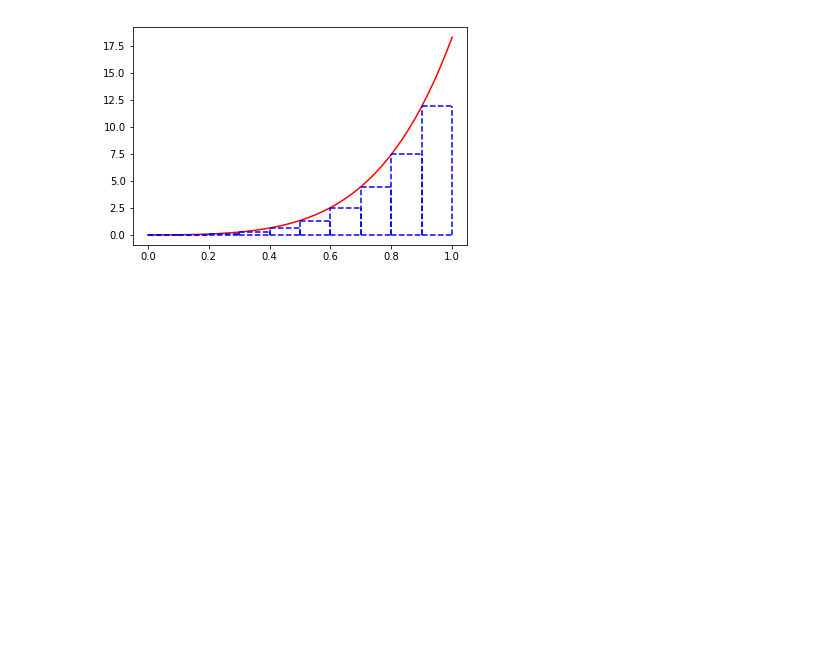
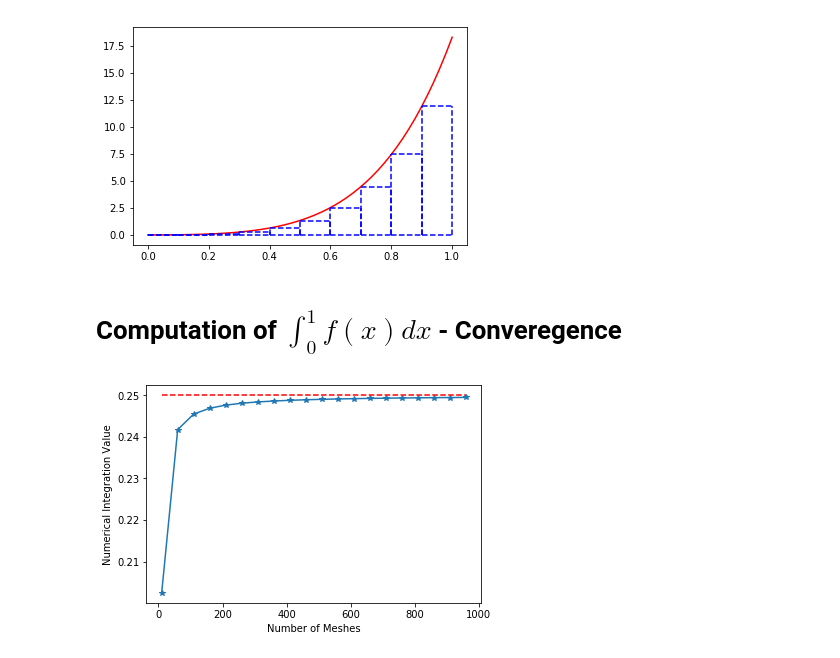
Before and after one commit to SungchulLee/math_and_python, a Jupyter notebook: Numerical_Integration.ipynb, the cells around one changed output. Cells and saved outputs as stored; diff of their text form; code cells hidden in the pictures; blank space fills up the shorter version.

```diff
--- a/Numerical_Integration.ipynb
+++ b/Numerical_Integration.ipynb
@@ -185,3 +143,13 @@ plt.show()
 # %% [output]
 3.881804404036688
 [figure]
+# %%
+import numpy as np
+
+x = np.array([1., 2., 3., 2*np.pi])
+y = np.sin(x)
+z = x * y
+
+print(x)
+print(y)
+print(z)
@@ -234,3 +204,42 @@ plt.show()
 # %% [output]
 2.866519992456959
 [figure]
+# %% [markdown]
+# Computation of $\int_0^1 f(x) dx$ - Converegence
+# %%
+import numpy as np
+import matplotlib.pyplot as plt
+
+# function of interest
+def f(x):
+    return x**3
+
+n_mesh = []
+integral_value = []
+for n in range(10,1000,50):
+
+    # number of meshes
+    # n = 10
+
+    # length of small interval when we split [0,1] into n small intervals
+    dx = 1/n
+
+    # x values where we evaluate function values
+    x = np.linspace(0, 1, num=n, endpoint=False)
+
+    # function values at x
+    y = f(x)
+
+    # compute numerical integral value
+    numerical_integral_value = np.sum(y*dx)
+
+    n_mesh.append(n)
+    integral_value.append(numerical_integral_value)
+
+plt.plot(n_mesh, integral_value, '-*')
+plt.plot(n_mesh, 0.25*np.ones_like(n_mesh, dtype=np.float64), '--r')
+plt.xlabel('Number of Meshes')
+plt.ylabel('Numerical Integration Value')
+plt.show()
+# %% [output]
+[figure, added]
```
Also changed, not shown: parts of 7 cells of this notebook.
